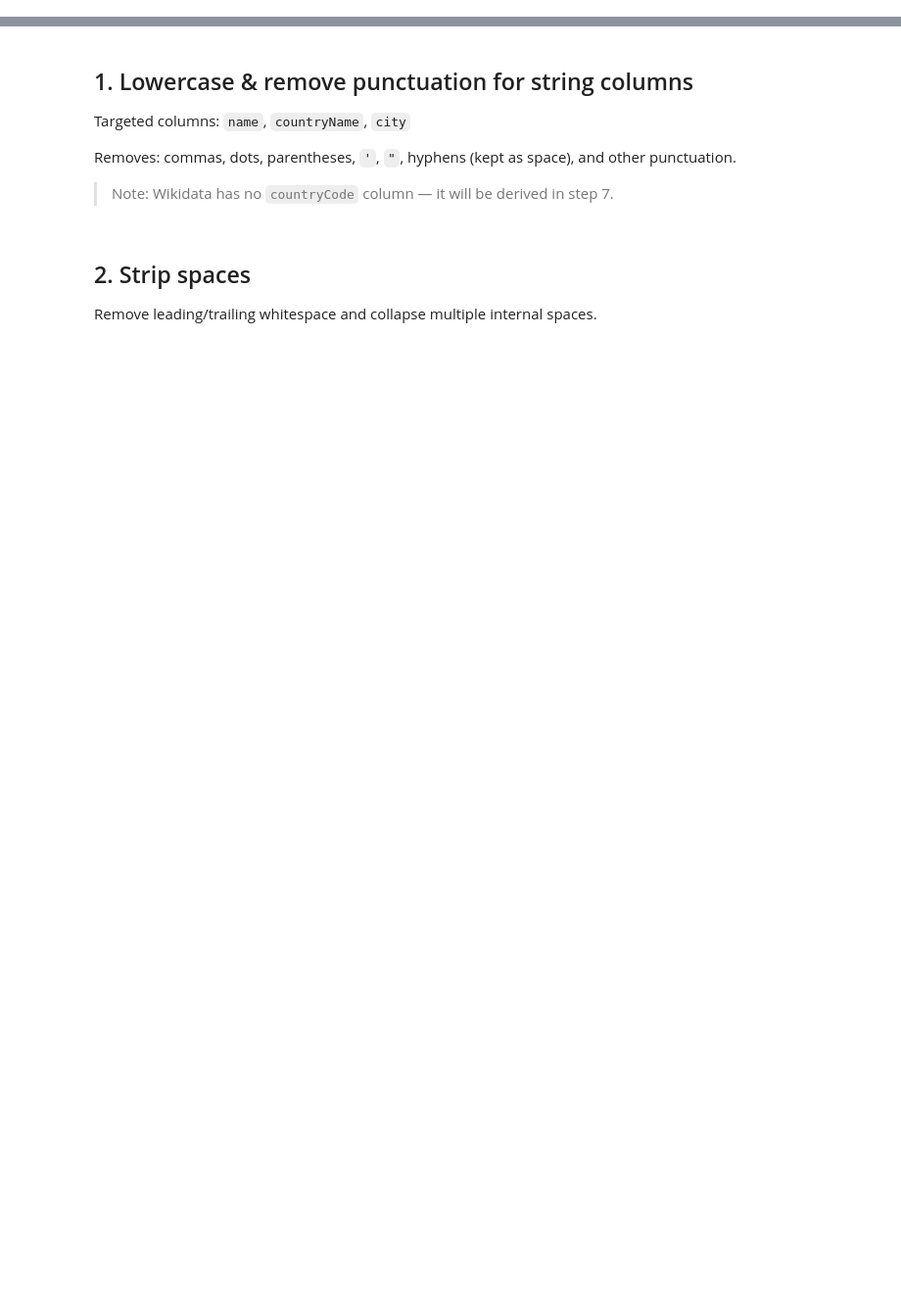
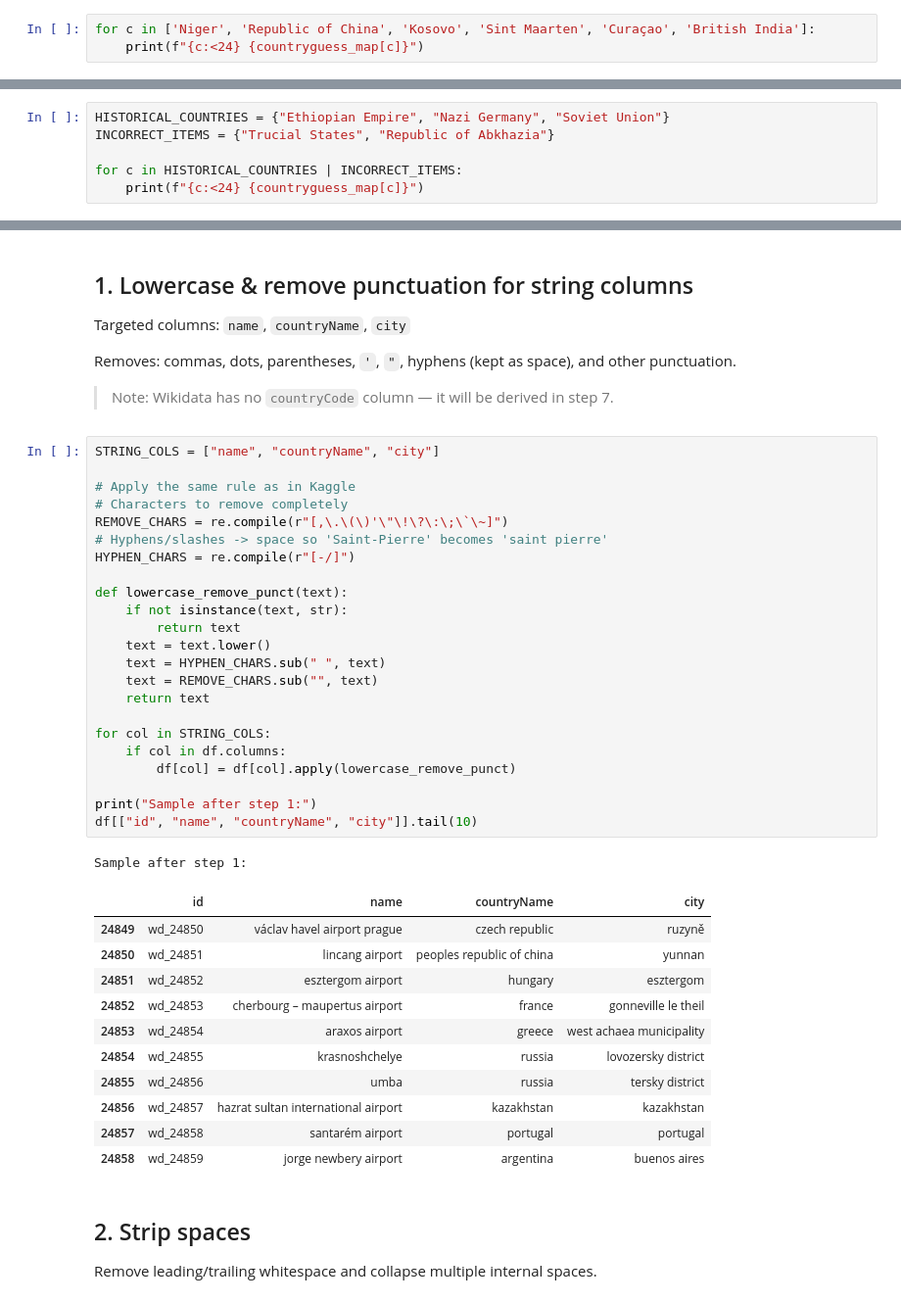
Before and after one commit to Wh4130/Web-Data-Integration-Project, a Jupyter notebook: notebooks/Wikidata/wikidata_normalization.ipynb, the cells around one changed output, grey strips where cells are left out. Shown at 98% size. Cells and saved outputs as stored; diff of their text form; blank space fills up the shorter version.

```diff
--- a/notebooks/Wikidata/wikidata_normalization.ipynb
+++ b/notebooks/Wikidata/wikidata_normalization.ipynb
@@ -13,0 +121,3 @@ Steps applied:
+# %%
+for c in ['Niger', 'Republic of China', 'Kosovo', 'Sint Maarten', 'Curaçao', 'British India']:
+    print(f"{c:<24} {countryguess_map[c]}")
@@ -13,0 +136,6 @@ Steps applied:
+# %%
+HISTORICAL_COUNTRIES = {"Ethiopian Empire", "Nazi Germany", "Soviet Union"}
+INCORRECT_ITEMS = {"Trucial States", "Republic of Abkhazia"}
+
+for c in HISTORICAL_COUNTRIES | INCORRECT_ITEMS:
+    print(f"{c:<24} {countryguess_map[c]}")
@@ -19,6 +208,42 @@ Targeted columns: `name`, `countryName`, `city`
 Removes: commas, dots, parentheses, `'`, `"`, hyphens (kept as space), and other punctuation.
 
 > Note: Wikidata has no `countryCode` column — it will be derived in step 7.
+# %%
+STRING_COLS = ["name", "countryName", "city"]
+
+# Apply the same rule as in Kaggle
+# Characters to remove completely
+REMOVE_CHARS = re.compile(r"[,\.\(\)'\"\!\?\:\;\`\~]")
+# Hyphens/slashes -> space so 'Saint-Pierre' becomes 'saint pierre'
+HYPHEN_CHARS = re.compile(r"[-/]")
+
+def lowercase_remove_punct(text):
+    if not isinstance(text, str):
+        return text
+    text = text.lower()
+    text = HYPHEN_CHARS.sub(" ", text)
+    text = REMOVE_CHARS.sub("", text)
+    return text
+
+for col in STRING_COLS:
+    if col in df.columns:
+        df[col] = df[col].apply(lowercase_remove_punct)
+
+print("Sample after step 1:")
+df[["id", "name", "countryName", "city"]].tail(10)
+# %% [output]
+Sample after step 1:
+|  | id | name | countryName | city |
+| 24849 | wd_24850 | václav havel airport prague | czech republic | ruzyně |
+| 24850 | wd_24851 | lincang airport | peoples republic of china | yunnan |
+| 24851 | wd_24852 | esztergom airport | hungary | esztergom |
+| 24852 | wd_24853 | cherbourg – maupertus airport | france | gonneville le theil |
+| 24853 | wd_24854 | araxos airport | greece | west achaea municipality |
+| 24854 | wd_24855 | krasnoshchelye | russia | lovozersky district |
+| 24855 | wd_24856 | umba | russia | tersky district |
+| 24856 | wd_24857 | hazrat sultan international airport | kazakhstan | kazakhstan |
+| 24857 | wd_24858 | santarém airport | portugal | portugal |
+| 24858 | wd_24859 | jorge newbery airport | argentina | buenos aires |
 # %% [markdown]
 ## 2. Strip spaces
 
```
Also changed, not shown: parts of 25 cells of this notebook, 3 other files.
